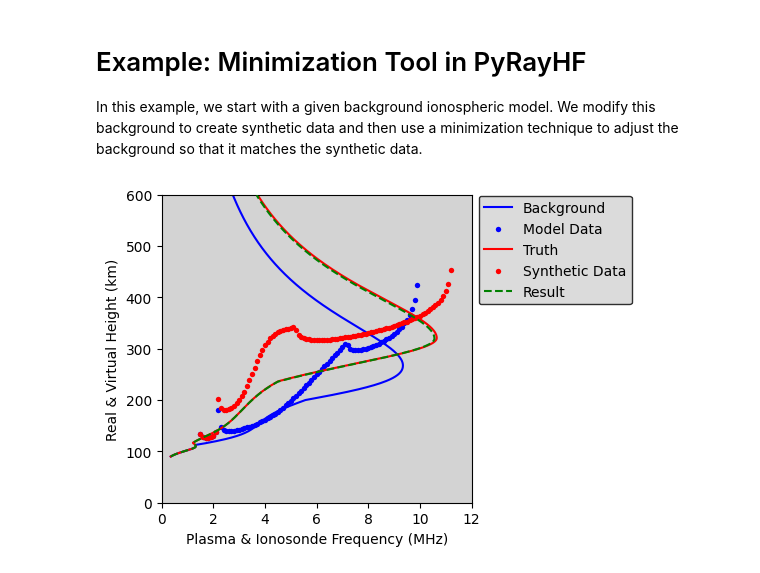
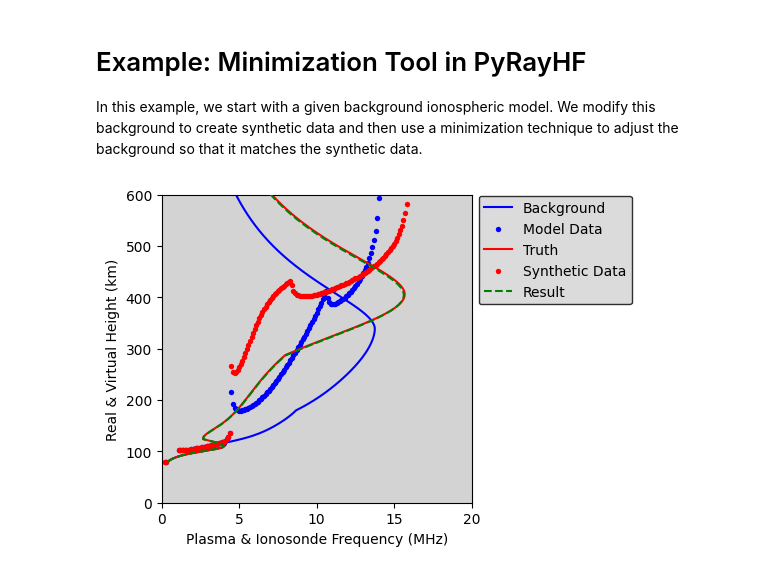
Before and after one commit to victoriyaforsythe/PyRayHF, a Jupyter notebook: docs/tutorials/Example_Minimization.ipynb, the cells around one changed output. Cells and saved outputs as stored; diff of their text form; code cells hidden in the pictures.

```diff
--- a/docs/tutorials/Example_Minimization.ipynb
+++ b/docs/tutorials/Example_Minimization.ipynb
@@ -24,7 +24,7 @@ local_dir = '/Users/vmakarevich/Documents/GitHub/PyRayHF/docs/figures/'
 
 # Load input arrays from the example.
 # See Example_Generate_Input_Arrays for how to create input arrays using PyIRI.
-file_open = 'Example_input.p'
+file_open = 'Example_Input_Day.p'
 input_example = pickle.load(open(file_open, 'rb'))
 
 # Compute virtual height for the ordinary 'O' propagation mode.
@@ -89,28 +89,28 @@ vh_in = vh_data[ind_valid]
 # %%
 # Plot the results.
 # The electron density profile (EDP) is converted from plasma density to plasma
 # frequency and plotted using real altitude on the y-axis.
 # Virtual heights for O-mode are plotted with ionosonde frequency on
 # the x-axis and virtual height on the y-axis.
 fig, ax = plt.subplots(1, 1)
 fig.set_size_inches(4, 4)
 ax.set_ylim([0, 600])
-ax.set_xlim([0, 12])
+ax.set_xlim([0, 20])
 ax.set_facecolor('lightgray')
 ax.set_ylabel('Real & Virtual Height (km)')
 ax.set_xlabel('Plasma & Ionosonde Frequency (MHz)')
 ax.plot(PyRayHF.library.den2freq(input_example['den']) / 1e6,
         input_example['alt'], c='blue', label='Background', zorder=1)
 ax.scatter(input_example['freq'], vh_back, c='blue', label='Model Data',
            zorder=1, linewidth=0, s=15)
 ax.plot(PyRayHF.library.den2freq(EDP_truth) / 1e6,
         input_example['alt'], c='red', label='Truth', zorder=2)
 ax.scatter(input_example['freq'], vh_data, c='red', label='Synthetic Data',
            zorder=2, linewidth=0, s=15)
 ax.plot(PyRayHF.library.den2freq(EDP_result) / 1e6,
         input_example['alt'], '--', c='green', label='Result', zorder=3)
 leg = plt.legend(bbox_to_anchor=(1.0, 1.02), facecolor='lightgray', frameon=True)
 leg.get_frame().set_edgecolor('black')
 plt.savefig(local_dir + 'Minimization.png', dpi=300, bbox_inches='tight', facecolor='white')
 # %% [output]
-[figure, old version]
+[figure, new version]
```
Also changed, not shown: 4 other files.
